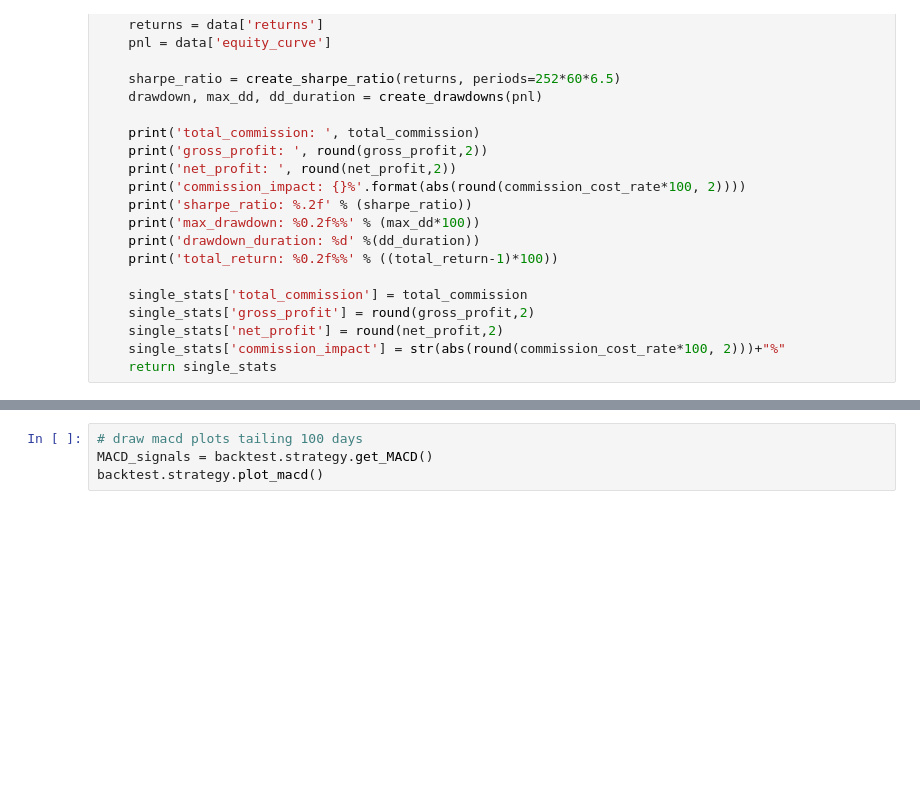
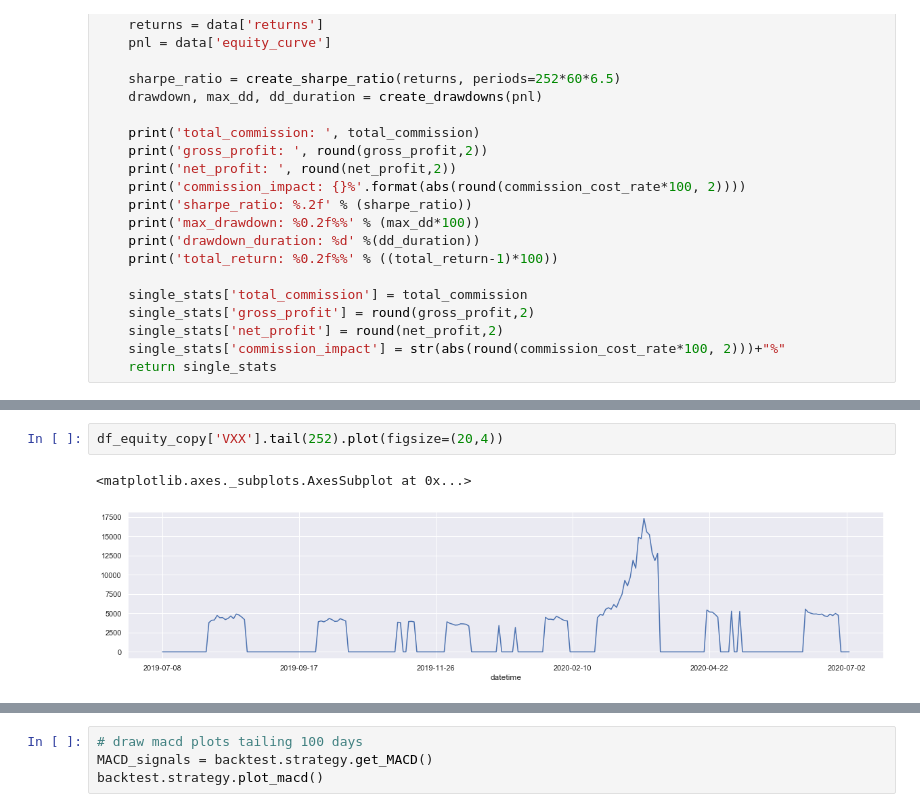
Before and after one commit to bradsun91/backtest_project, a Jupyter notebook: 20200608_Backtest_Breakdown_US_MKT_AIO_updating_find_best_performance_v1.0.ipynb, the cells around one changed output, grey strips where cells are left out. Saved outputs shown, nothing was run; the diff lists cells and outputs as text; blank space fills up the shorter version.

```diff
--- a/20200608_Backtest_Breakdown_US_MKT_AIO_updating_find_best_performance_v1.0.ipynb
+++ b/20200608_Backtest_Breakdown_US_MKT_AIO_updating_find_best_performance_v1.0.ipynb
@@ -1841,0 +1875,5 @@ df_equity_copy['equity_curve'].plot(figsize=(16,5))
+# %%
+df_equity_copy['VXX'].tail(252).plot(figsize=(20,4))
+# %% [output]
+<matplotlib.axes._subplots.AxesSubplot at 0x...>
+[figure, added]
```
Also changed, not shown: parts of 16 cells of this notebook, 2 other files.
